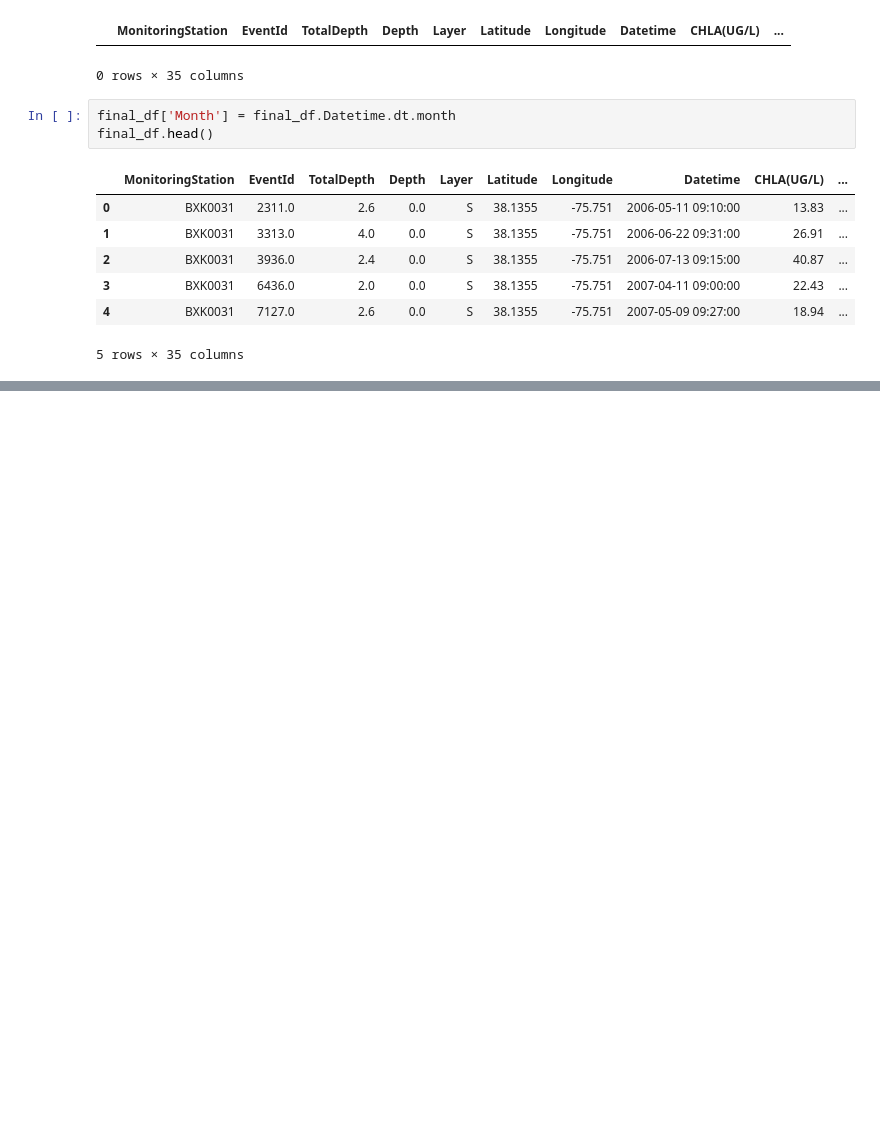
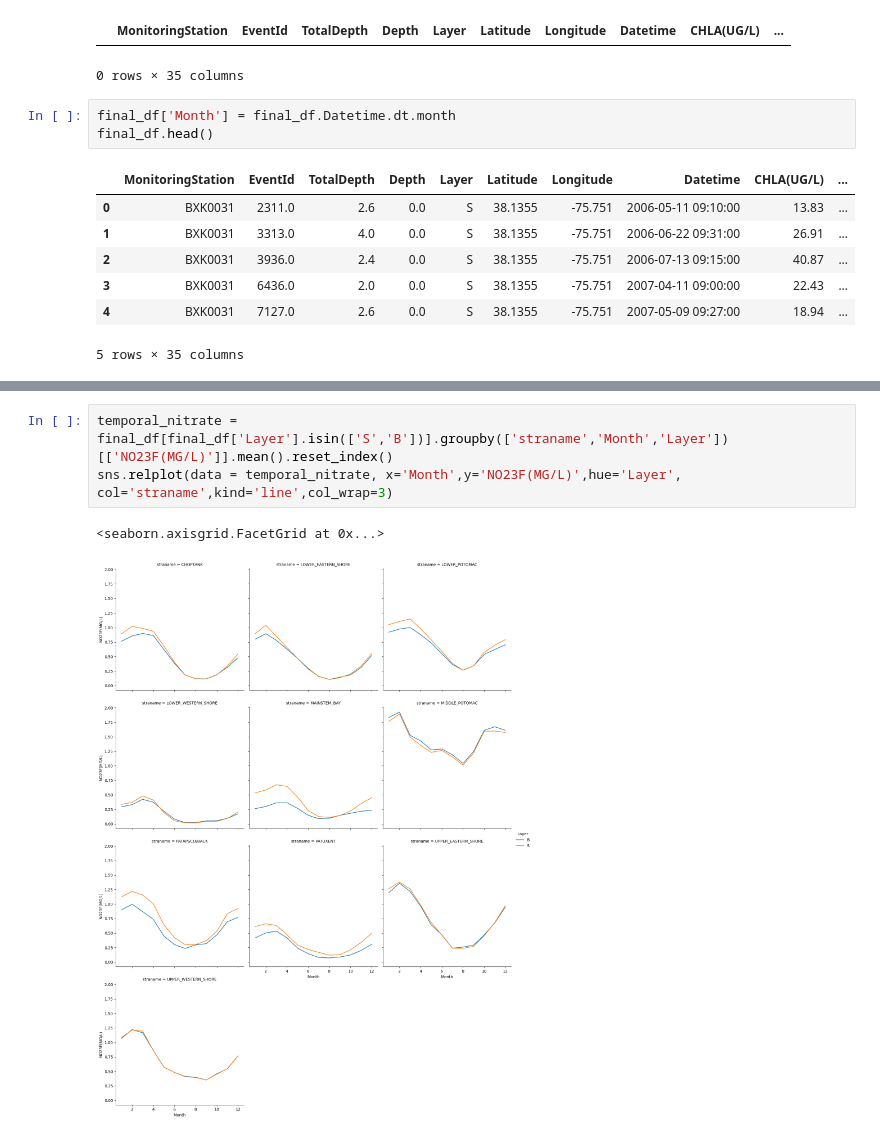
Before and after one commit to Quinn-Domanski/bay_exploration, a Jupyter notebook: bay_data_exploration.ipynb, the cells around one changed output, grey strips where cells are left out. Cells and saved outputs as stored; diff of their text form; blank space fills up the shorter version.

```diff
--- a/bay_data_exploration.ipynb
+++ b/bay_data_exploration.ipynb
@@ -924,0 +995,6 @@ final_df.head()
+# %%
+temporal_nitrate = final_df[final_df['Layer'].isin(['S','B'])].groupby(['straname','Month','Layer'])[['NO23F(MG/L)']].mean().reset_index()
+sns.relplot(data = temporal_nitrate, x='Month',y='NO23F(MG/L)',hue='Layer', col='straname',kind='line',col_wrap=3)
+# %% [output]
+<seaborn.axisgrid.FacetGrid at 0x...>
+[figure, added]
```
Also changed, not shown: parts of 16 cells of this notebook.
